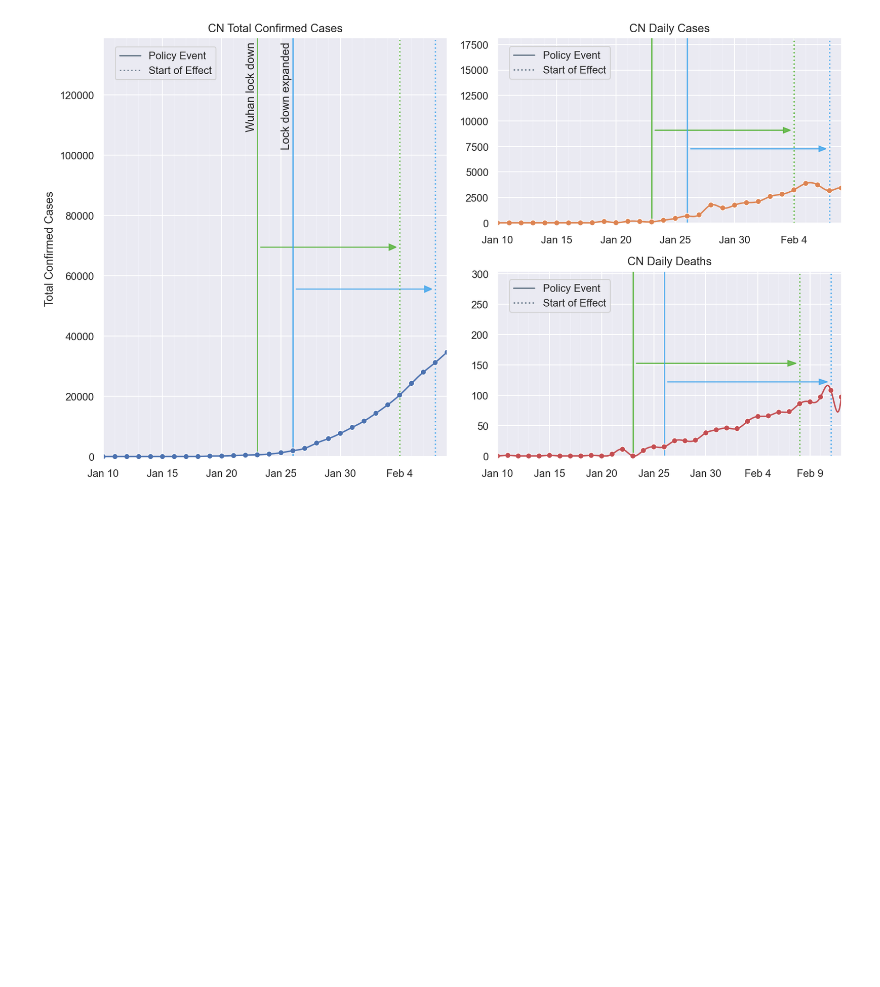
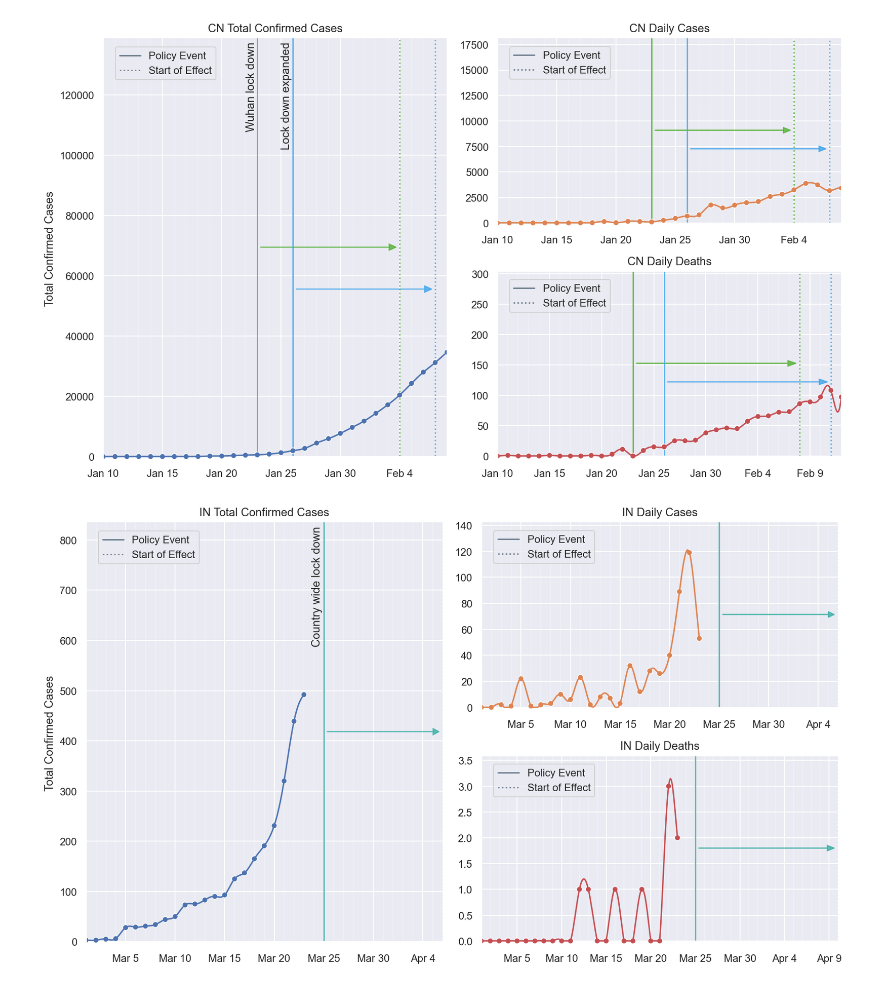
Before and after one commit to arnfred/covid-19, a Jupyter notebook: Covid-plotting.ipynb, the cells around one changed output. Saved outputs shown, nothing was run; the diff lists cells and outputs as text; code cells hidden in the pictures; blank space fills up the shorter version.

```diff
--- a/Covid-plotting.ipynb
+++ b/Covid-plotting.ipynb
@@ -325,3 +326,17 @@ plot_country(cn_metadata, date(2020, 1, 10))
 plt.savefig("plots/cn.png", dpi=300)
 # %% [output]
 [figure]
+# %%
+in_metadata = {
+    "country": "India",
+    "country_code": "IN",
+    "events": [
+        {"type": "policy", "label": "Country wide lock down", "date": date(2020, 3, 25), "source": "https://www.theguardian.com/world/2020/mar/24/indias-13bn-population-locked-down-to-beat-coronavirus"}
+    ],
+    "phases": []
+
+}
+plot_country(in_metadata, date(2020, 3, 1))
+plt.savefig("plots/in.png", dpi=300)
+# %% [output]
+[figure, added]
```
Also changed, not shown: parts of 2 cells of this notebook, 1 other file.
